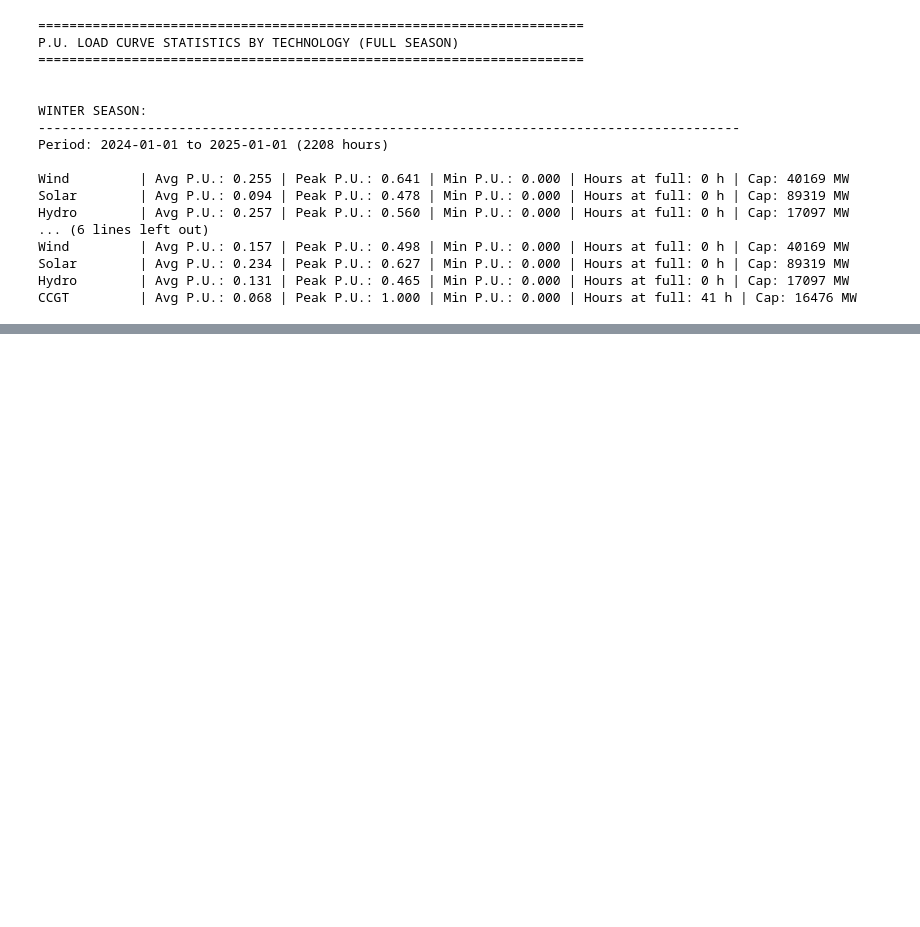
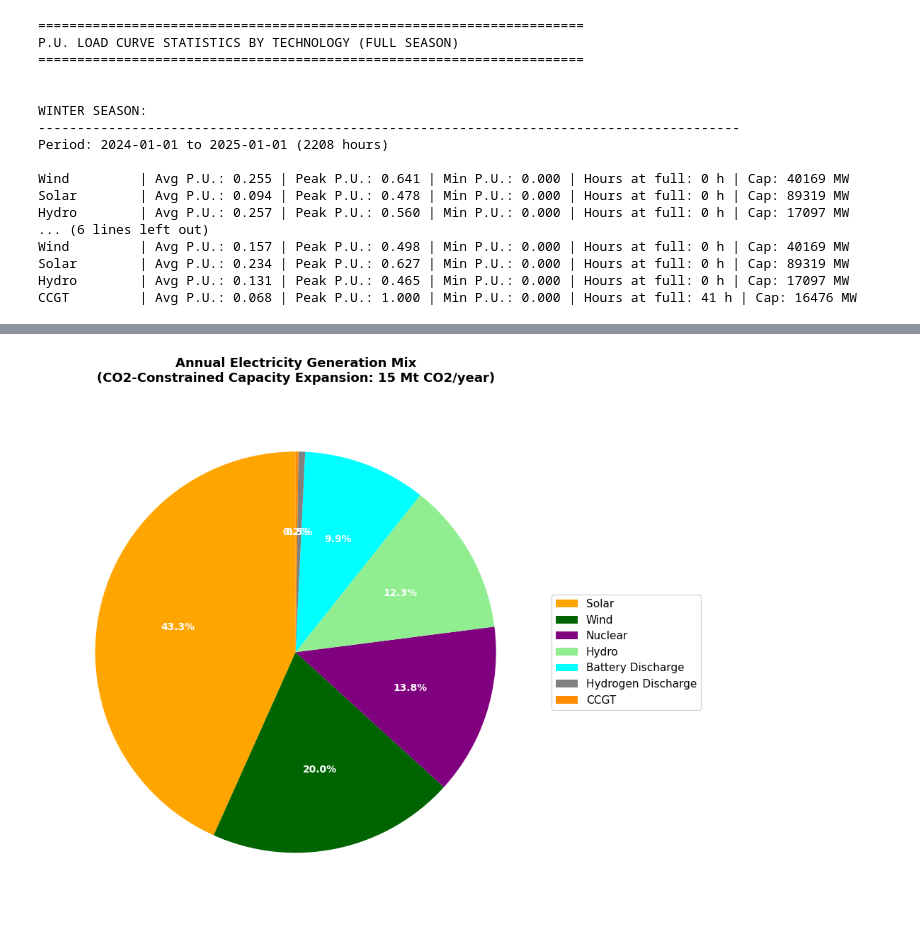
Before and after one commit to ccanoyrac/Integrated-energy-grids-Assignment, a Jupyter notebook: IEG_Assignment_Single_country.ipynb, the cells around one changed output, grey strips where cells are left out. Cells and saved outputs as stored; diff of their text form; code cells hidden in the pictures; blank space fills up the shorter version.

```diff
--- a/IEG_Assignment_Single_country.ipynb
+++ b/IEG_Assignment_Single_country.ipynb
@@ -1851,0 +2014,81 @@ ModuleNotFoundError: No module named 'python_codes.Abstract_model_temp'
+# %%
+# === Annual Electricity Mix (WITH CO2 CAP) ===
+print("\n" + "="*70)
+print("ANNUAL ELECTRICITY MIX (WITH CO2 CAP + STORAGE)")
+print("="*70)
+
+# Calculate total generation by technology for the entire year (CO2-constrained)
+annual_generation_co2 = {}
+techs_co2 = [t for t in tech_params_opt.keys() if t in result_co2.solution.columns]
+
+for tech in techs_co2:
+    total_gen = result_co2.solution[tech].sum()
+    annual_generation_co2[tech] = total_gen
+
+# Add storage discharge energy
+if 'battery_discharge' in result_co2.solution.columns:
+    battery_discharge_total = result_co2.solution['battery_discharge'].sum()
+    annual_generation_co2['Battery Discharge'] = battery_discharge_total
+
+if 'hydrogen_discharge' in result_co2.solution.columns:
+    hydrogen_discharge_total = result_co2.solution['hydrogen_discharge'].sum()
+    annual_generation_co2['Hydrogen Discharge'] = hydrogen_discharge_total
+
+# Filter out technologies with 0 generation
+annual_generation_co2_nonzero = {tech: gen for tech, gen in annual_generation_co2.items() if gen > 0}
+
+# Total generation (GWh)
+total_gen_mwh_co2 = sum(annual_generation_co2_nonzero.values())
+total_gen_gwh_co2 = total_gen_mwh_co2 / 1000
+
+# Create generation summary table (only non-zero)
+gen_summary_co2 = []
+for tech in sorted(annual_generation_co2_nonzero.keys(), key=lambda t: annual_generation_co2_nonzero[t], reverse=True):
+    gen_mwh = annual_generation_co2_nonzero[tech]
+    gen_gwh = gen_mwh / 1000
+    pct = (gen_mwh / total_gen_mwh_co2 * 100) if total_gen_mwh_co2 > 0 else 0
+
+    gen_summary_co2.append({
+        'Technology': tech,
+        'Generation (GWh)': f"{gen_gwh:,.1f}",
+        'Share (%)': f"{pct:.1f}%",
+    })
+
+print(f"\nTotal Annual Generation: {total_gen_gwh_co2:,.1f} GWh\n")
+gen_summary_co2_df = pd.DataFrame(gen_summary_co2)
+display(gen_summary_co2_df)
+
+# Plot pie chart of electricity mix (only non-zero generation)
+fig, ax = plt.subplots(figsize=(10, 8))
+
+# Sort by generation for better visualization
+sorted_techs_co2 = sorted(annual_generation_co2_nonzero.keys(), key=lambda t: annual_generation_co2_nonzero[t], reverse=True)
+gen_values_co2 = [annual_generation_co2_nonzero[tech] / 1000 for tech in sorted_techs_co2]  # Convert to GWh
+
+# Define color map with updated colors for Battery and Hydro
+color_map_co2 = color_map.copy()
+color_map_co2['Battery Discharge'] = 'cyan'
+color_map_co2['Hydro'] = 'lightgreen'
+colors_pie_co2 = [color_map_co2.get(tech, 'gray') for tech in sorted_techs_co2]
+
+# Create pie chart with better label positioning
+wedges, texts, autotexts = ax.pie(gen_values_co2, labels=None, autopct='%1.1f%%',
+                                     colors=colors_pie_co2, startangle=90, textprops={'fontsize': 10})
+
+# Add legend with positioned labels to avoid overlap
+ax.legend(sorted_techs_co2, loc='center left', bbox_to_anchor=(1, 0, 0.5, 1), fontsize=11)
+
+# Make percentage text bold and white
+for autotext in autotexts:
+    autotext.set_color('white')
+    autotext.set_fontweight('bold')
+    autotext.set_fontsize(10)
+
+ax.set_title(f'Annual Electricity Generation Mix\n(CO2-Constrained Capacity Expansion: {emission_cap_mtonnes} Mt CO2/year)',
+             fontsize=13, fontweight='bold', pad=20)
+
+plt.tight_layout()
+plt.show()
+
+print("\n✓ Electricity mix chart displayed\n")
+# %% [output]
@@ -1851,0 +2108 @@ ModuleNotFoundError: No module named 'python_codes.Abstract_model_temp'
+[figure, added]
```
Also changed, not shown: parts of 11 cells of this notebook, 2 other files.
